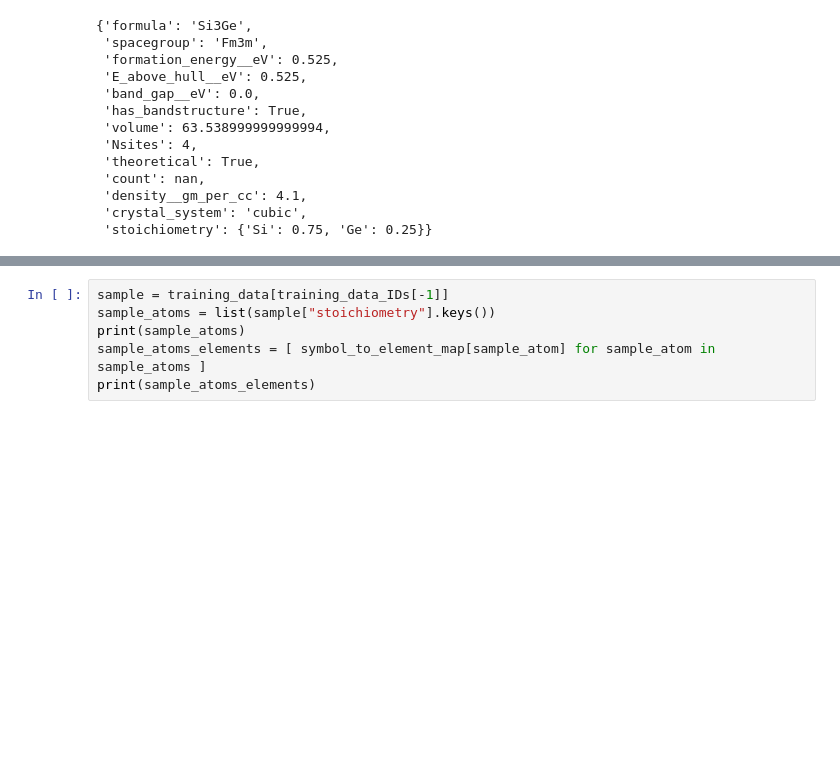
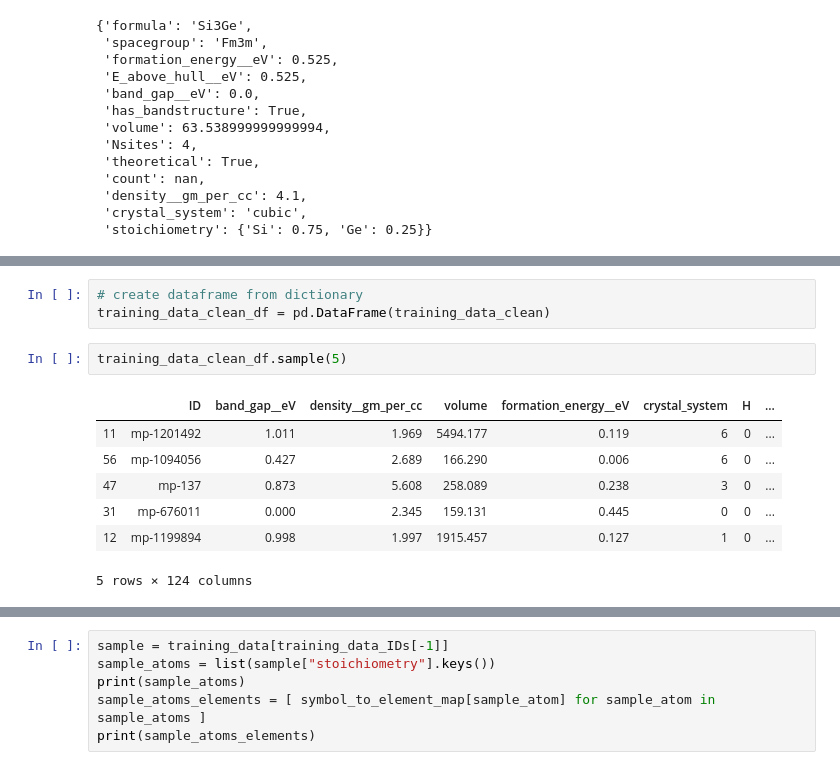
Before and after one commit to Exabyte-io/rewotes, a Jupyter notebook: emripka/ipynb/model_prototyping.ipynb, the cells around one changed output, grey strips where cells are left out. Cells and saved outputs as stored; diff of their text form; blank space fills up the shorter version.

```diff
--- a/emripka/ipynb/model_prototyping.ipynb
+++ b/emripka/ipynb/model_prototyping.ipynb
@@ -96,0 +162,13 @@ symbol_to_element_map = { details["symbol"]:element for (element, details) in pe
+# %%
+# create dataframe from dictionary
+training_data_clean_df = pd.DataFrame(training_data_clean)
+# %%
+training_data_clean_df.sample(5)
+# %% [output]
+|  | ID | band_gap__eV | density__gm_per_cc | volume | formation_energy__eV | crystal_system | H | ... |
+| 11 | mp-1201492 | 1.011 | 1.969 | 5494.177 | 0.119 | 6 | 0 | ... |
+| 56 | mp-1094056 | 0.427 | 2.689 | 166.290 | 0.006 | 6 | 0 | ... |
+| 47 | mp-137 | 0.873 | 5.608 | 258.089 | 0.238 | 3 | 0 | ... |
+| 31 | mp-676011 | 0.000 | 2.345 | 159.131 | 0.445 | 0 | 0 | ... |
+| 12 | mp-1199894 | 0.998 | 1.997 | 1915.457 | 0.127 | 1 | 0 | ... |
+5 rows × 124 columns
```
Also changed, not shown: parts of 7 cells of this notebook.
